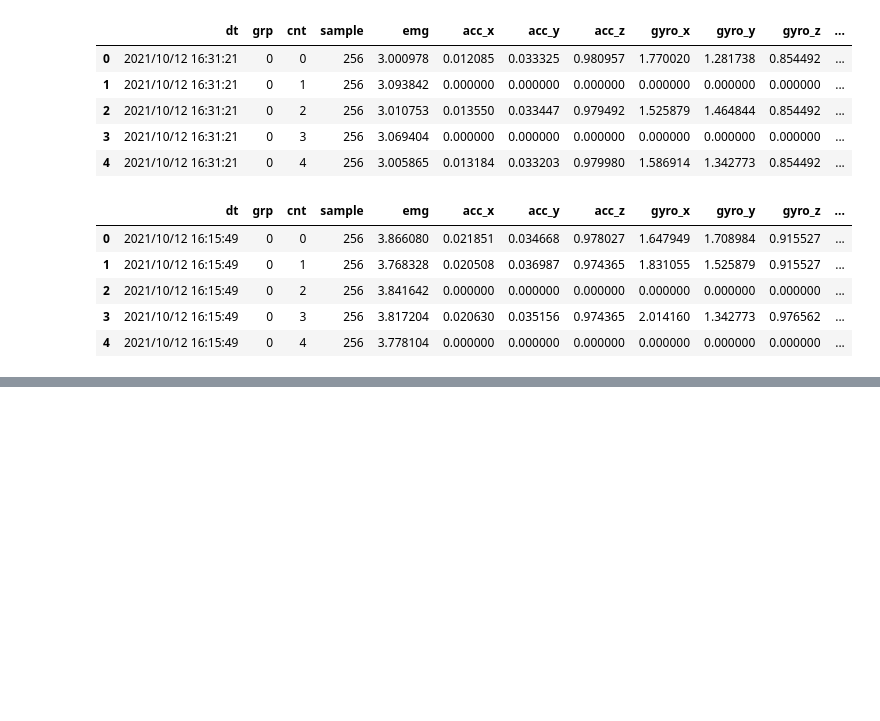
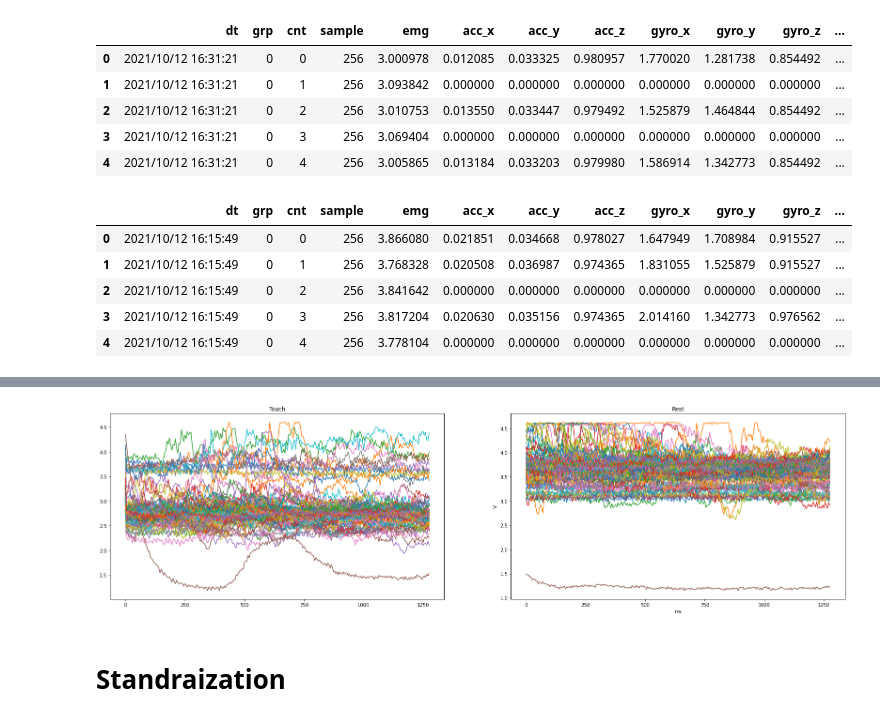
Before and after one commit to dkhmd/quarantine_helper, a Jupyter notebook: cloud/model/emg_model.ipynb, the cells around one changed output, grey strips where cells are left out. Drawn from its saved outputs; the diff is of its cells as text; code cells hidden in the pictures; blank space fills up the shorter version.

```diff
--- a/cloud/model/emg_model.ipynb
+++ b/cloud/model/emg_model.ipynb
@@ -89,0 +121,22 @@ model.compile(loss='binary_crossentropy',
+# %%
+fig = plt.figure(figsize=(28, 16))
+
+ax1 = fig.add_subplot(2, 2, 1)
+ax2 = fig.add_subplot(2, 2, 2)
+
+df_touch_emg.drop("label", axis=1).T.plot(ax=ax1, label='touch')
+df_rest_emg.drop("label", axis=1).T.plot(ax=ax2, label='rest')
+
+ax1.set_title('Touch', loc='center')
+ax2.set_title('Rest', loc='center')
+
+ax1.get_legend().remove()
+ax2.get_legend().remove()
+
+plt.xlabel('ms')
+plt.ylabel('V')
+plt.show()
+# %% [output]
+[figure, added]
+# %% [markdown]
+# Standraization
```
Also changed, not shown: parts of 18 cells of this notebook.
